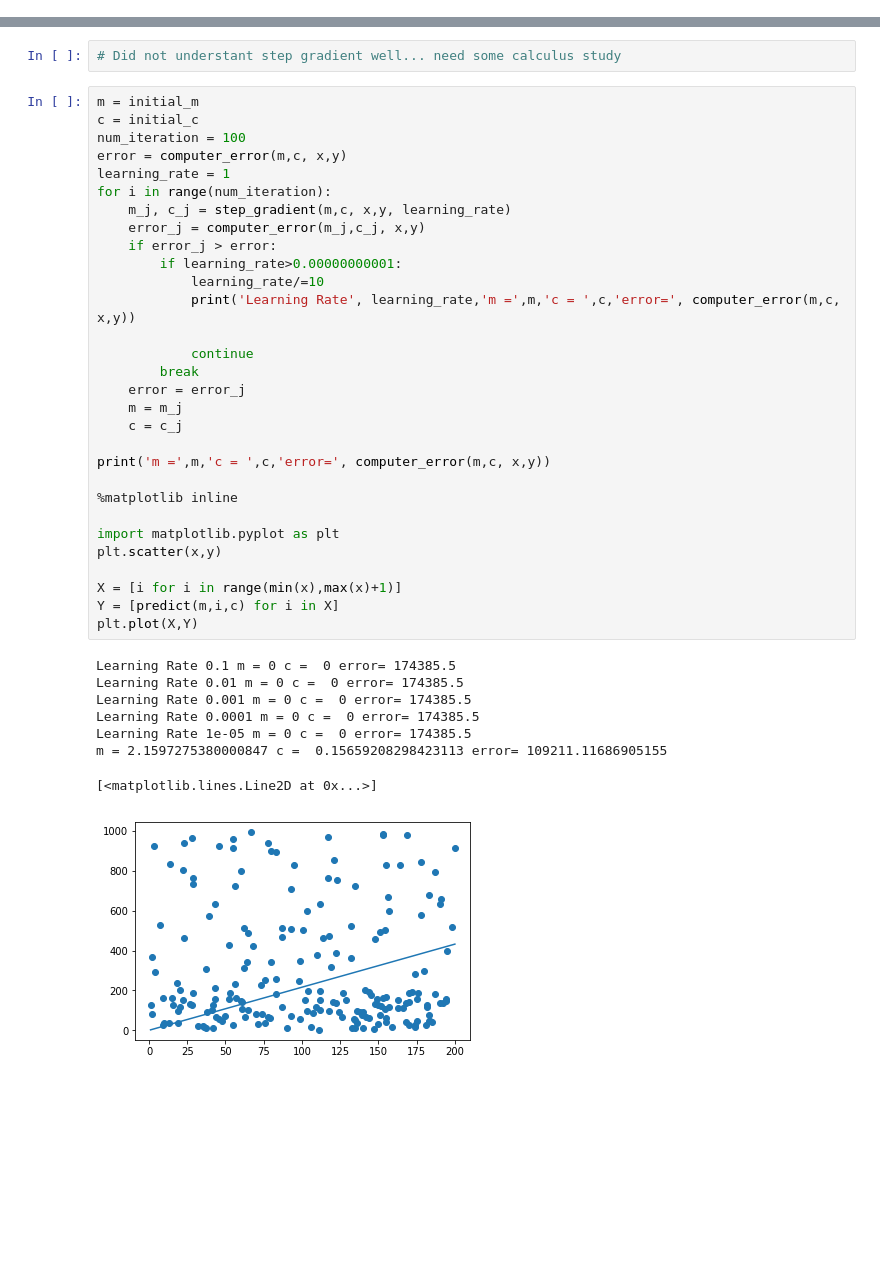
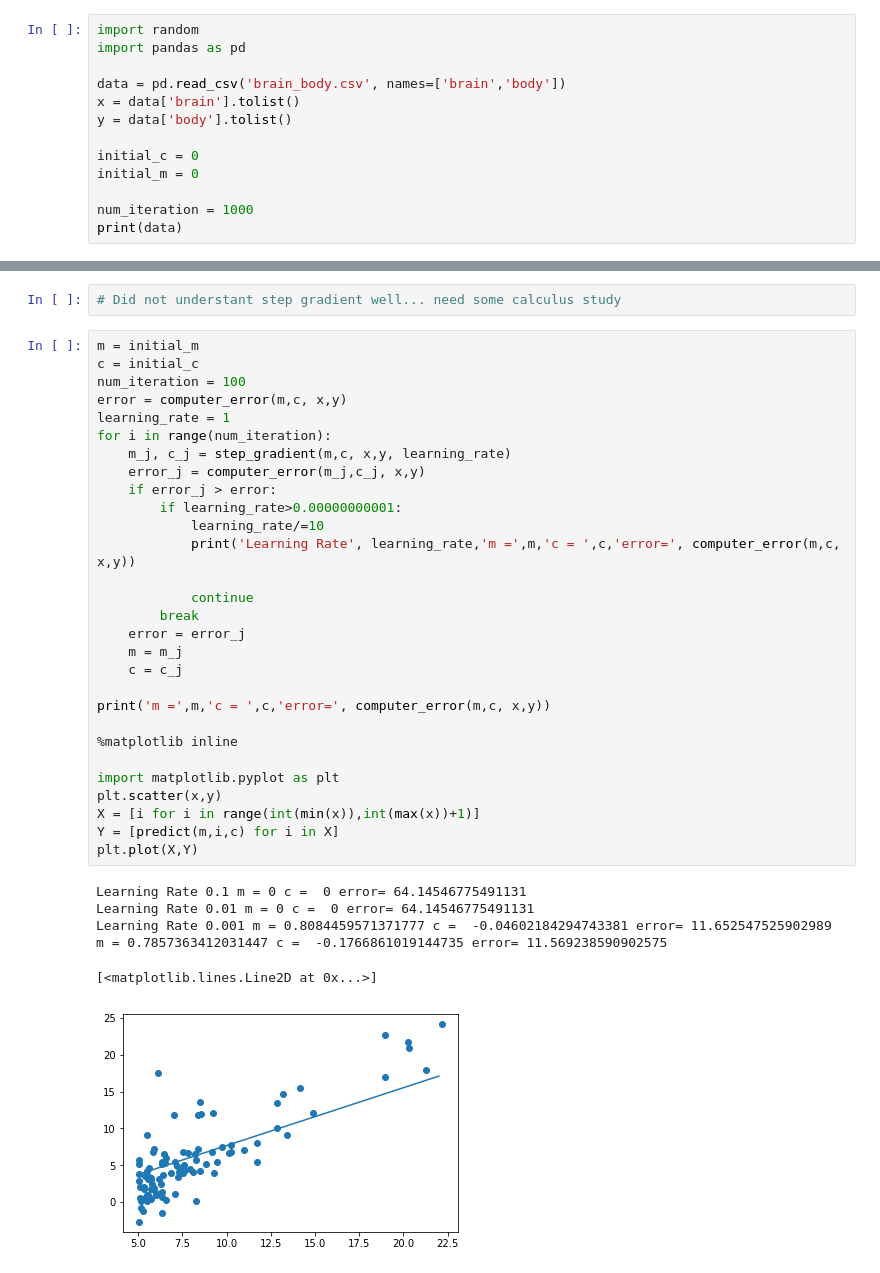
Before and after one commit to ankschoubey/Personal-Developer-Notes, a Jupyter notebook: ML/Maths of Intelligence/1 Intro - Gradient Descent.ipynb, the cells around one changed output, grey strips where cells are left out. Saved outputs shown, nothing was run; the diff lists cells and outputs as text; blank space fills up the shorter version.

```diff
--- a/ML/Maths of Intelligence/1 Intro - Gradient Descent.ipynb
+++ b/ML/Maths of Intelligence/1 Intro - Gradient Descent.ipynb
@@ -13,0 +1,13 @@ print(x,y)
+# %%
+import random
+import pandas as pd
+
+data = pd.read_csv('brain_body.csv', names=['brain','body'])
+x = data['brain'].tolist()
+y = data['body'].tolist()
+
+initial_c = 0
+initial_m = 0
+
+num_iteration = 1000
+print(data)
@@ -50,39 +68,36 @@ def step_gradient(m_current, c_current, x_list, y_list,learning_rate = 0.0001):
 # %%
 m = initial_m
 c = initial_c
 num_iteration = 100
 error = computer_error(m,c, x,y)
 learning_rate = 1
 for i in range(num_iteration):
     m_j, c_j = step_gradient(m,c, x,y, learning_rate)
     error_j = computer_error(m_j,c_j, x,y)
     if error_j > error:
         if learning_rate>0.00000000001:
             learning_rate/=10
             print('Learning Rate', learning_rate,'m =',m,'c = ',c,'error=', computer_error(m,c, x,y))
 
             continue
         break
     error = error_j
     m = m_j
     c = c_j
 
 print('m =',m,'c = ',c,'error=', computer_error(m,c, x,y))
 
 %matplotlib inline
 
 import matplotlib.pyplot as plt
 plt.scatter(x,y)
-
-X = [i for i in range(min(x),max(x)+1)]
+X = [i for i in range(int(min(x)),int(max(x))+1)]
 Y = [predict(m,i,c) for i in X]
 plt.plot(X,Y)
 # %% [output]
-Learning Rate 0.1 m = 0 c =  0 error= 174385.5
-Learning Rate 0.01 m = 0 c =  0 error= 174385.5
-Learning Rate 0.001 m = 0 c =  0 error= 174385.5
-Learning Rate 0.0001 m = 0 c =  0 error= 174385.5
-Learning Rate 1e-05 m = 0 c =  0 error= 174385.5
-m = 2.1597275380000847 c =  0.15659208298423113 error= 109211.11686905155
+Learning Rate 0.1 m = 0 c =  0 error= 64.14546775491131
+Learning Rate 0.01 m = 0 c =  0 error= 64.14546775491131
+Learning Rate 0.001 m = 0.8084459571371777 c =  -0.04602184294743381 error= 11.652547525902989
+m = 0.7857363412031447 c =  -0.1766861019144735 error= 11.569238590902575
 [<matplotlib.lines.Line2D at 0x...>]
-[figure, old version]
+[figure, new version]
```
Also changed, not shown: parts of 9 cells of this notebook, 7 other files.
